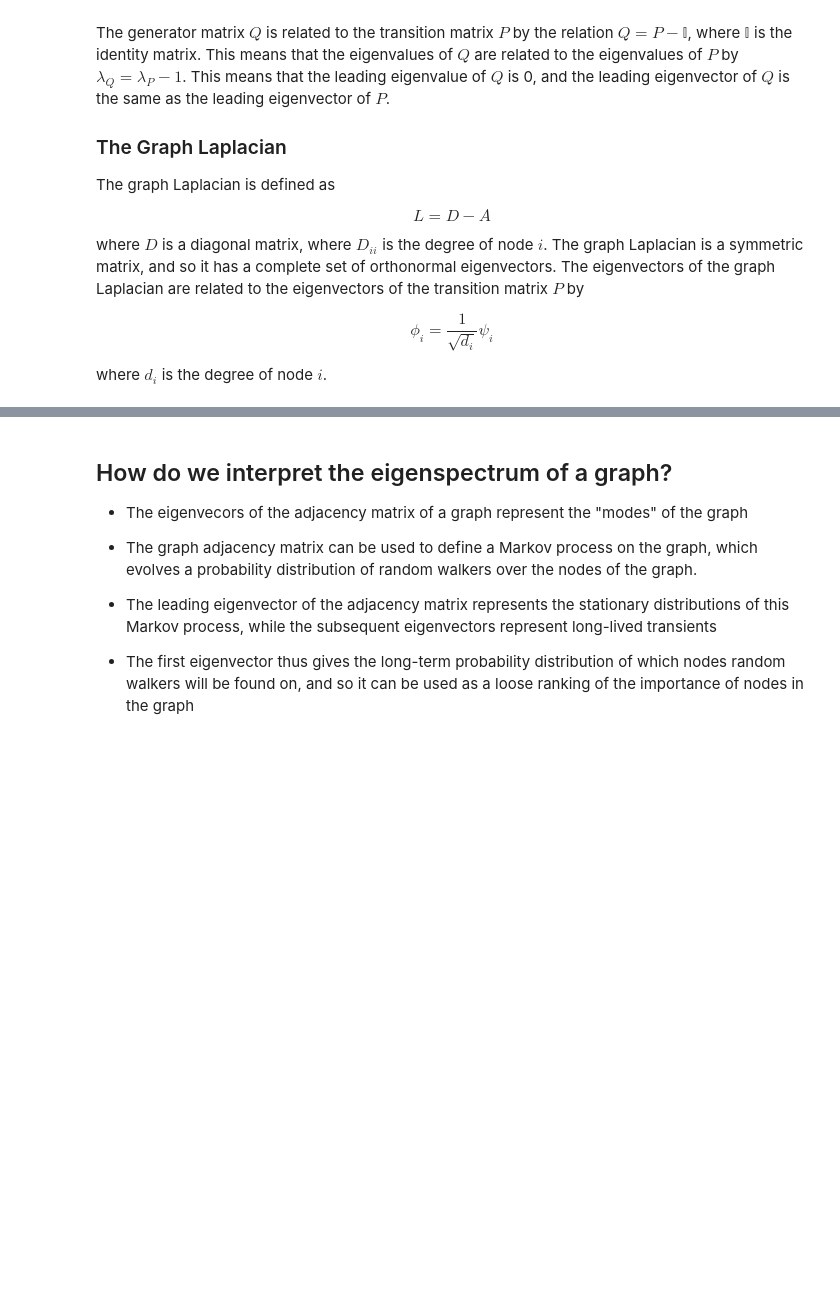
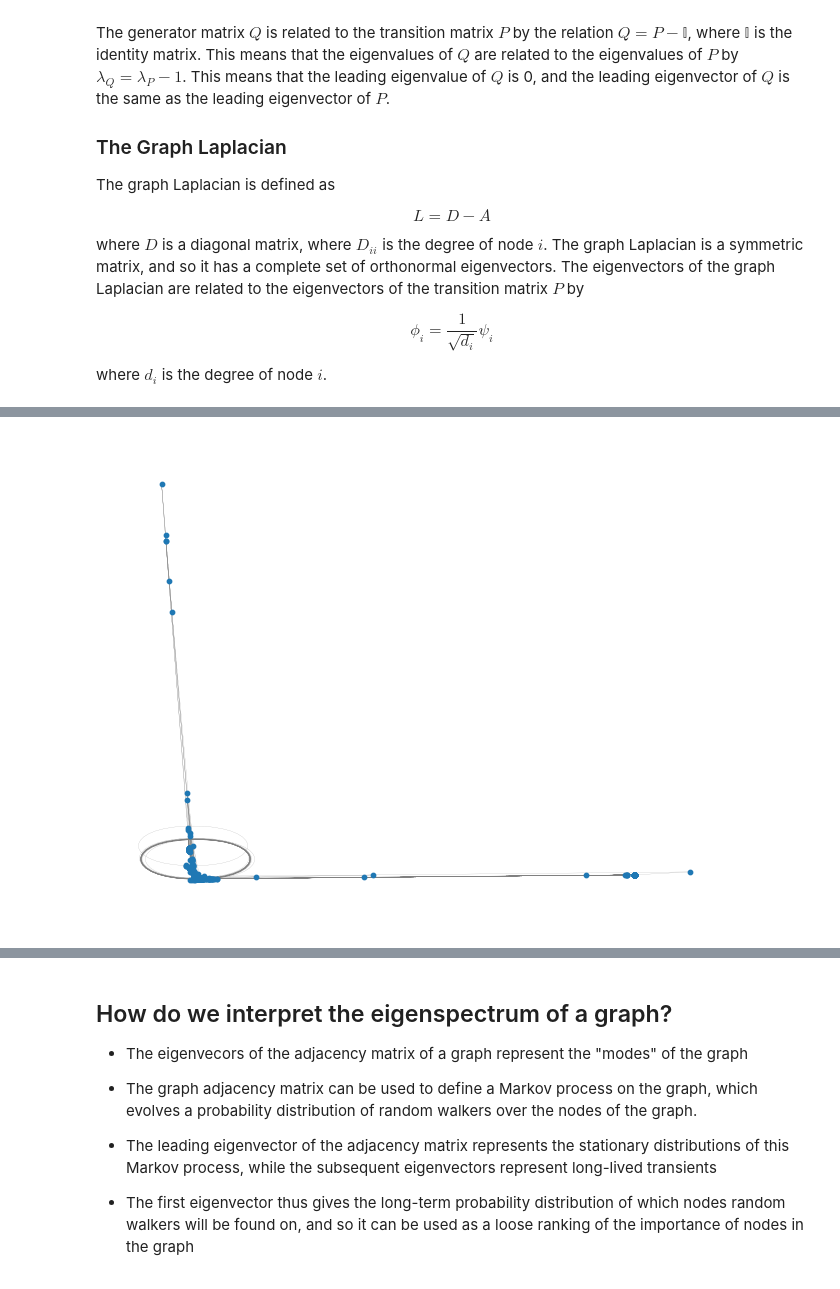
Before and after one commit to williamgilpin/cphy, a Jupyter notebook: talks/qr_eigenvalues.ipynb, the cells around one changed output, grey strips where cells are left out. Saved outputs shown, nothing was run; the diff lists cells and outputs as text; code cells hidden in the pictures; blank space fills up the shorter version.

```diff
--- a/talks/qr_eigenvalues.ipynb
+++ b/talks/qr_eigenvalues.ipynb
@@ -1186,0 +1230,5 @@ Text(0.5, 1.0, 'Laplacian Eigenmap')
+# %%
+pos2 = nx.spectral_layout(g2)
+nx.draw(g2, pos=pos2, node_size=10, edge_color='gray', width=0.1)
+# %% [output]
+[figure, added]
```
Also changed, not shown: parts of 9 cells of this notebook, 1 other file.
